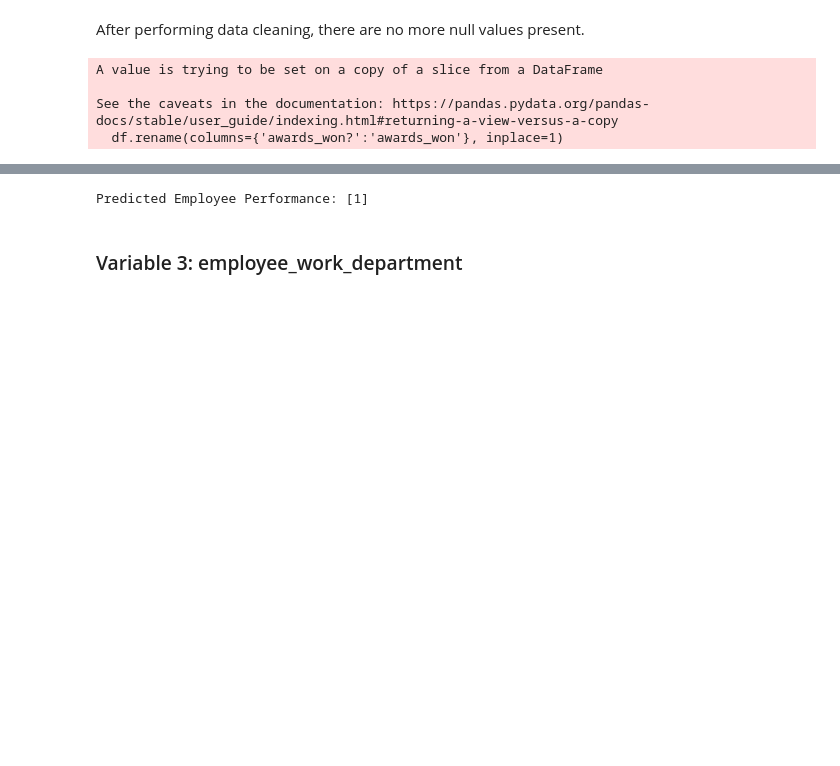
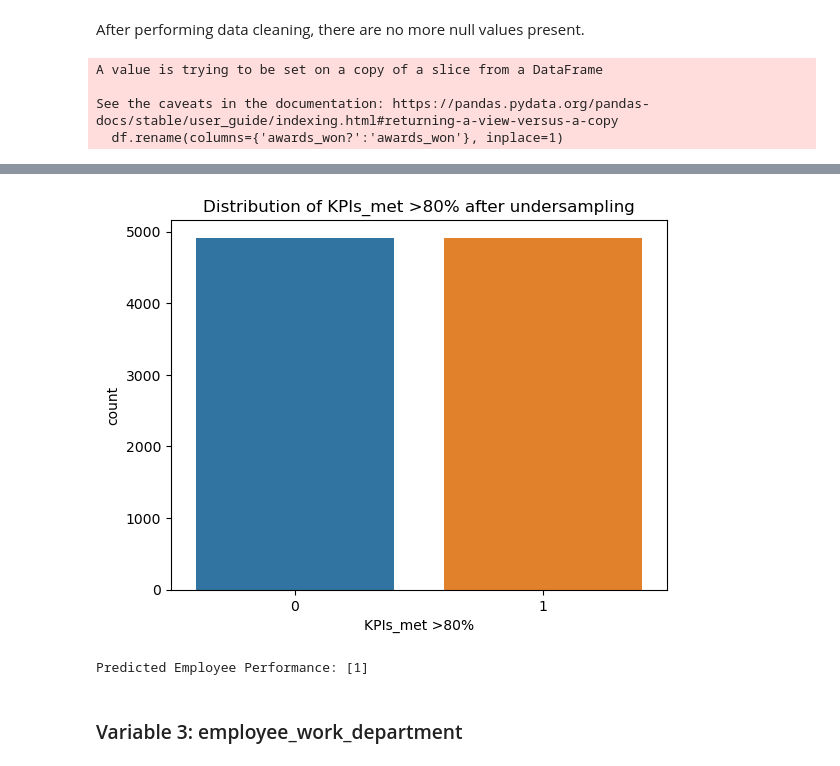
Before and after one commit to DipanshuKakshapati/Teach-For-India-Employee-Performance-Prediction-Tool, a Jupyter notebook: Component_4-Copy1.ipynb, the cells around one changed output, grey strips where cells are left out. Cells and saved outputs as stored; diff of their text form; code cells hidden in the pictures; blank space fills up the shorter version.

Commit message:
outliers and skewness handled

```diff
--- a/Component_4-Copy1.ipynb
+++ b/Component_4-Copy1.ipynb
@@ -164,3 +185,23 @@ See the caveats in the documentation: https://pandas.pydata.org/pandas-docs/stab
+# %%
+class OutlierRemover(BaseEstimator, TransformerMixin):
+    def __init__(self, feat_with_outliers=['no_of_trainings', 'age', 'previous_year_rating', 'length_of_service', 'awards_won', 'avg_training_score']):
+        self.feat_with_outliers = feat_with_outliers
+
+    def fit(self, X, y=None):
+        return self
+
+    def transform(self, X):
+        if set(self.feat_with_outliers).issubset(X.columns):
+            Q1 = X[self.feat_with_outliers].quantile(0.25)
+            Q3 = X[self.feat_with_outliers].quantile(0.75)
+            IQR = Q3 - Q1
+
+            # Keep only rows without outliers
+            X = X[~((X[self.feat_with_outliers] < (Q1 - 3 * IQR)) | (X[self.feat_with_outliers] > (Q3 + 3 * IQR))).any(axis=1)]
+            return X
+        else:
+            print("One or more features are not in the dataframe")
+            return X
 # %%
 import pandas as pd
 from sklearn.model_selection import train_test_split
@@ -168,15 +209,21 @@ from sklearn.compose import ColumnTransformer
 from sklearn.pipeline import Pipeline
 from sklearn.preprocessing import StandardScaler, OneHotEncoder
 from lightgbm import LGBMClassifier
+from sklearn.metrics import accuracy_score
+import matplotlib.pyplot as plt
+import seaborn as sns
 
-# Assuming df is your DataFrame loaded from 'Test_data.csv'
-# If you haven't loaded it yet, uncomment the next line and specify the correct path
+# Load your dataset (uncomment and replace the path with your actual file path)
 # df = pd.read_csv('path/to/your/Test_data.csv')
 
-# Correcting the target variable name and feature lists based on your input
-target_variable = 'KPIs_met >80%'
+# Define your features and target variable
 numeric_features = ['no_of_trainings', 'age', 'previous_year_rating', 'length_of_service', 'awards_won', 'avg_training_score']
 categorical_features = ['department', 'region', 'education', 'gender', 'recruitment_channel']
+target_variable = 'KPIs_met >80%'
+
+# Instantiate OutlierRemover and apply it to the entire dataset
+outlier_remover = OutlierRemover()
+df = outlier_remover.transform(df)
 
 # Prepare X and y
 X = df[numeric_features + categorical_features]
@@ -185,8 +232,22 @@ y = df[target_variable]
 # Splitting the data
 X_train, X_test, y_train, y_test = train_test_split(X, y, test_size=0.2, random_state=42)
 
+# Append y_train back to X_train for undersampling
+X_train[target_variable] = y_train
+
+# Perform random undersampling
+y_0 = X_train[X_train[target_variable] == 0]
+y_1 = X_train[X_train[target_variable] == 1]
+y_0_undersample = y_0.sample(len(y_1))
+final_df = pd.concat([y_0_undersample, y_1], axis=0).sample(frac=1).reset_index(drop=True)
+
+# Separate the features and the target variable after undersampling
+X_train_final = final_df.drop(columns=[target_variable])
+y_train_final = final_df[target_variable]
+
 # Preprocessing for numeric features
 numeric_transformer = Pipeline(steps=[
+    ('skewness_handler', SkewnessHandler()),
     ('scaler', StandardScaler())
 ])
 
@@ -206,13 +267,25 @@ preprocessor = ColumnTransformer(
 pipeline = Pipeline(steps=[('preprocessor', preprocessor),
                            ('classifier', LGBMClassifier())])
 
-# Training the model
-pipeline.fit(X_train, y_train)
+print(X_train_final.shape)
+print(y_train_final.shape)
+assert X_train_final.shape[0] == y_train_final.shape[0], "Row counts do not match."
 
-# Making predictions
+# Training the model with the undersampled dataset
+pipeline.fit(X_train_final, y_train_final)
+
+# Making predictions (make sure to drop the target variable from X_test if you've added it)
 y_pred = pipeline.predict(X_test)
 
-# Example: Evaluate the model (you can add evaluation metrics as needed)
-from sklearn.metrics import accuracy_score
+# Evaluate the model
 print("Test Accuracy:", accuracy_score(y_test, y_pred))
+
+# Function to visualize the distribution of the classes after undersampling
+def show_kpi_distrib(df):
+    sns.countplot(x=target_variable, data=df)
+    plt.title('Distribution of KPIs_met >80% after undersampling')
+    plt.show()
+
+# Visualize the distribution
+show_kpi_distrib(final_df)
 # %% [output]
@@ -228,3 +302,4 @@ Test Accuracy: 0.7237084870848709
+[figure, added]
 # %%
 import pickle
 
```
Also changed, not shown: parts of 2 cells of this notebook, 1 other file.
